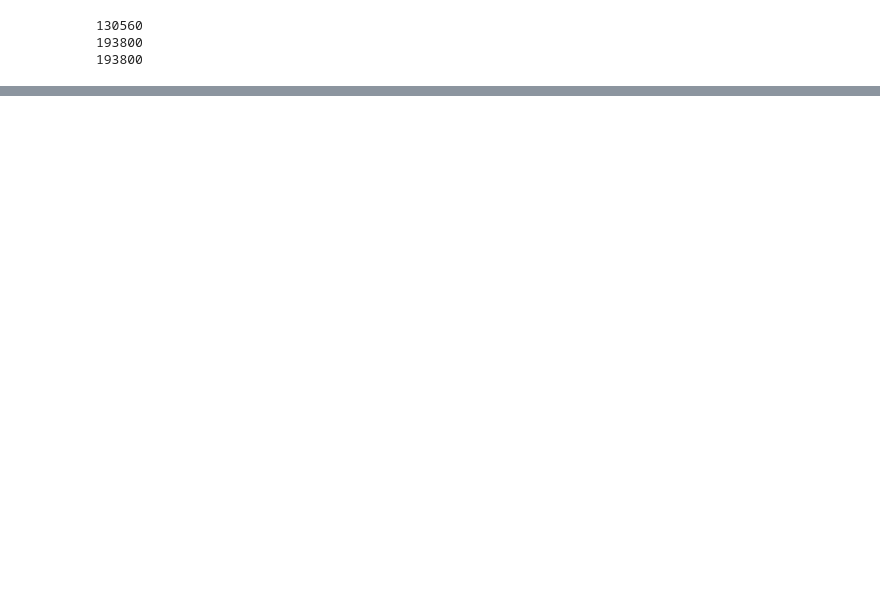
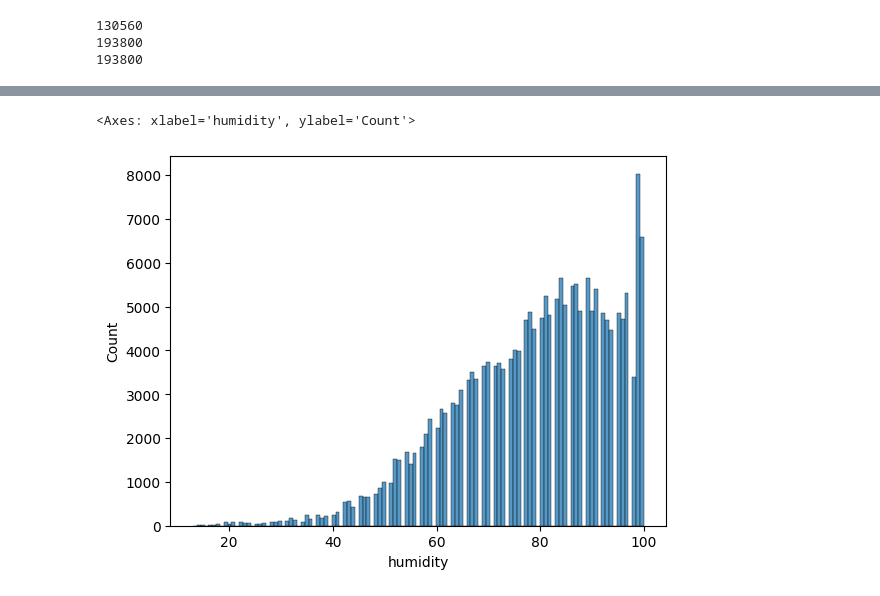
Before and after one commit to life-ofpi/SDATP, a Jupyter notebook: sda_project_jinseo.ipynb, the cells around one changed output, grey strips where cells are left out. Cells and saved outputs as stored; diff of their text form; code cells hidden in the pictures; blank space fills up the shorter version.

```diff
--- a/sda_project_jinseo.ipynb
+++ b/sda_project_jinseo.ipynb
@@ -200,0 +208,5 @@ train
+# %%
+sns.histplot(train['humidity'])
+# %% [output]
+<Axes: xlabel='humidity', ylabel='Count'>
+[figure, added]
```
Also changed, not shown: parts of 20 cells of this notebook.
